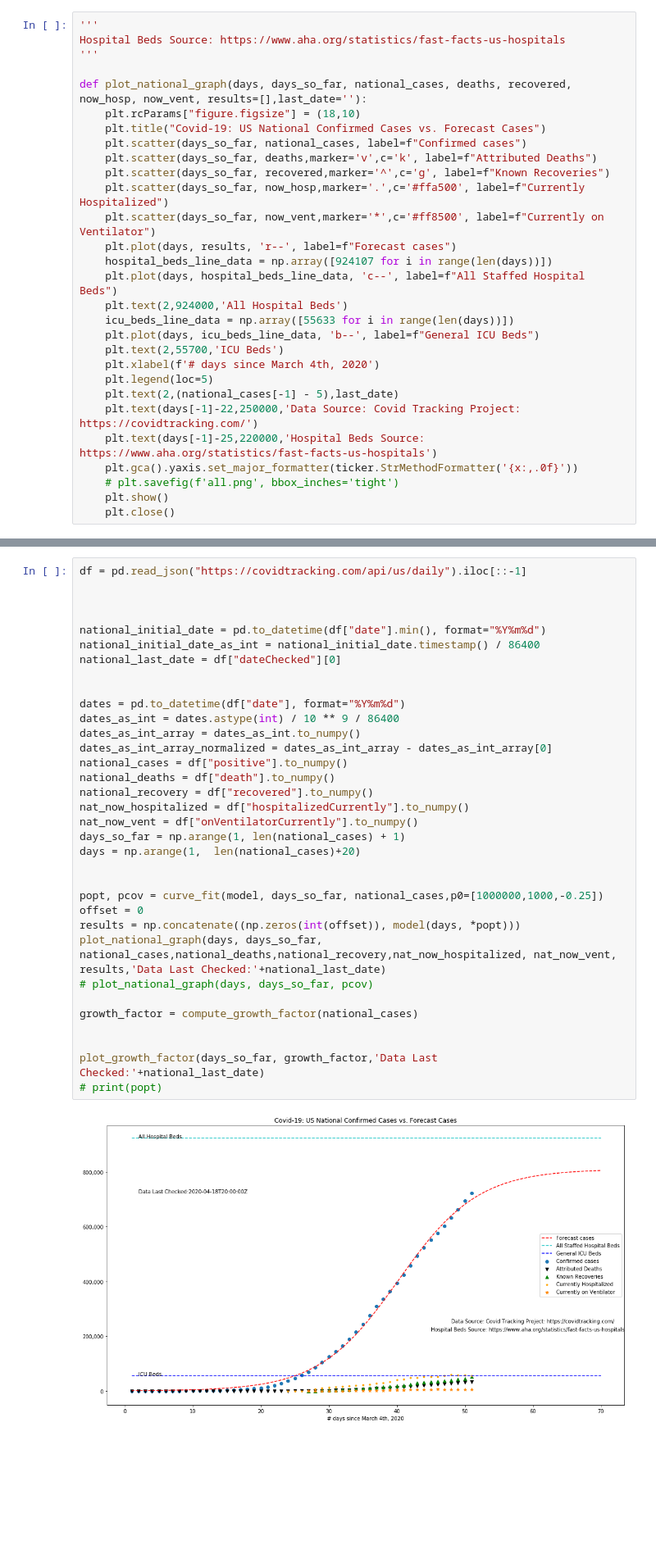
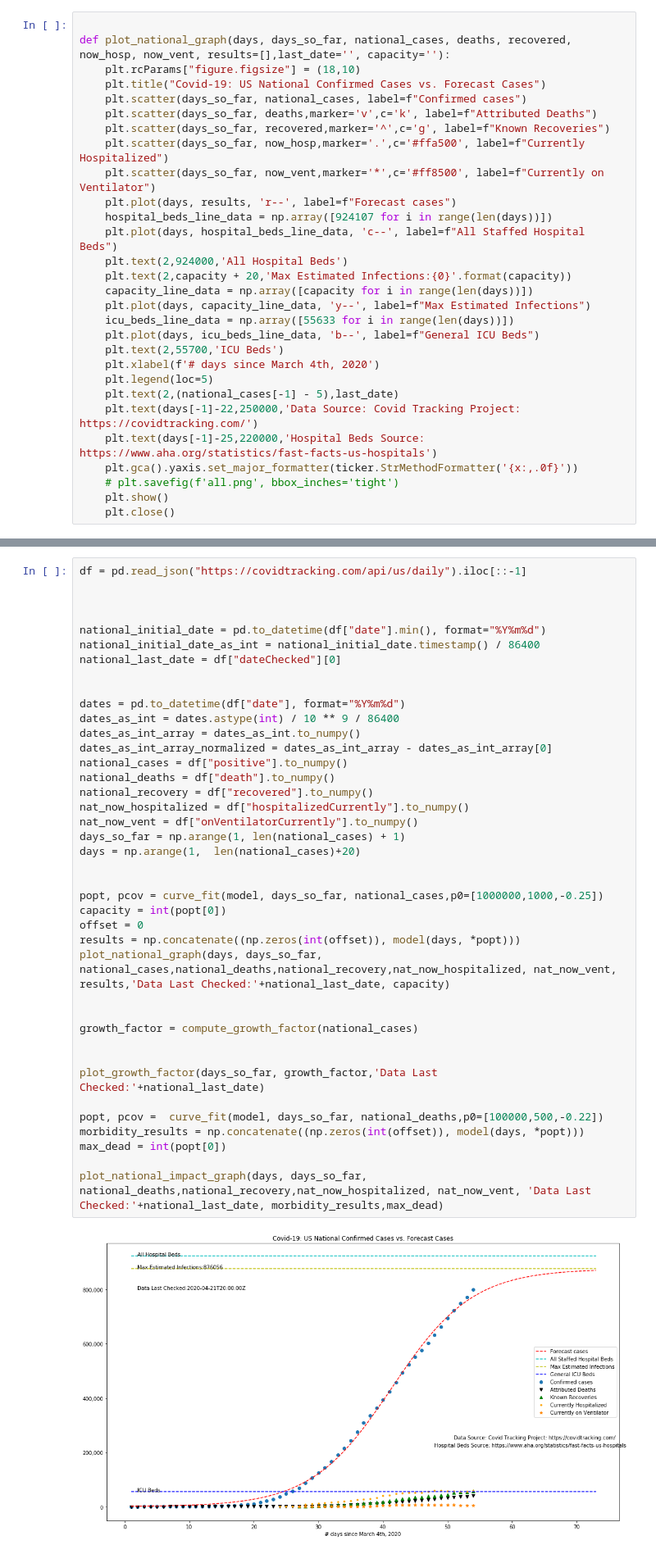
Before and after one commit to DavidEBrumbaugh/us-covid-19-jupyter-notebook, a Jupyter notebook: covid19-logistic-fit.ipynb, the cells around one changed output, grey strips where cells are left out. Shown: that part at 82% size. Cells and saved outputs as stored; diff of their text form; blank space fills up the shorter version.

Commit message:
Add files via upload
Added more graphs, updated opening text block.  Cleaned up old code.

```diff
--- a/covid19-logistic-fit.ipynb
+++ b/covid19-logistic-fit.ipynb
@@ -54,9 +80,6 @@ def model(x,capacity,p1,p2):
 # %%
-'''
-Hospital Beds Source: https://www.aha.org/statistics/fast-facts-us-hospitals
-'''
 
-def plot_national_graph(days, days_so_far, national_cases, deaths, recovered, now_hosp, now_vent, results=[],last_date=''):
+def plot_national_graph(days, days_so_far, national_cases, deaths, recovered, now_hosp, now_vent, results=[],last_date='', capacity=''):
     plt.rcParams["figure.figsize"] = (18,10)
     plt.title("Covid-19: US National Confirmed Cases vs. Forecast Cases")
     plt.scatter(days_so_far, national_cases, label=f"Confirmed cases")
@@ -68,6 +91,9 @@ def plot_national_graph(days, days_so_far, national_cases, deaths, recovered, no
     hospital_beds_line_data = np.array([924107 for i in range(len(days))])
     plt.plot(days, hospital_beds_line_data, 'c--', label=f"All Staffed Hospital Beds")
     plt.text(2,924000,'All Hospital Beds')
+    plt.text(2,capacity + 20,'Max Estimated Infections:{0}'.format(capacity))
+    capacity_line_data = np.array([capacity for i in range(len(days))])
+    plt.plot(days, capacity_line_data, 'y--', label=f"Max Estimated Infections")
     icu_beds_line_data = np.array([55633 for i in range(len(days))])
     plt.plot(days, icu_beds_line_data, 'b--', label=f"General ICU Beds")
     plt.text(2,55700,'ICU Beds')
@@ -114,34 +140,40 @@ df = pd.read_json("https://covidtracking.com/api/us/daily").iloc[::-1]
 
 
 
 national_initial_date = pd.to_datetime(df["date"].min(), format="%Y%m%d")
 national_initial_date_as_int = national_initial_date.timestamp() / 86400
 national_last_date = df["dateChecked"][0]
 
 
 dates = pd.to_datetime(df["date"], format="%Y%m%d")
 dates_as_int = dates.astype(int) / 10 ** 9 / 86400
 dates_as_int_array = dates_as_int.to_numpy()
 dates_as_int_array_normalized = dates_as_int_array - dates_as_int_array[0]
 national_cases = df["positive"].to_numpy()
 national_deaths = df["death"].to_numpy()
 national_recovery = df["recovered"].to_numpy()
 nat_now_hospitalized = df["hospitalizedCurrently"].to_numpy()
 nat_now_vent = df["onVentilatorCurrently"].to_numpy()
 days_so_far = np.arange(1, len(national_cases) + 1)
 days = np.arange(1,  len(national_cases)+20)
 
 
 popt, pcov = curve_fit(model, days_so_far, national_cases,p0=[1000000,1000,-0.25])
+capacity = int(popt[0])
 offset = 0
 results = np.concatenate((np.zeros(int(offset)), model(days, *popt)))
-plot_national_graph(days, days_so_far, national_cases,national_deaths,national_recovery,nat_now_hospitalized, nat_now_vent, results,'Data Last Checked:'+national_last_date)
-# plot_national_graph(days, days_so_far, pcov)
+plot_national_graph(days, days_so_far, national_cases,national_deaths,national_recovery,nat_now_hospitalized, nat_now_vent, results,'Data Last Checked:'+national_last_date, capacity)
+
 
 growth_factor = compute_growth_factor(national_cases)
 
 
 plot_growth_factor(days_so_far, growth_factor,'Data Last Checked:'+national_last_date)
-# print(popt)
+
+popt, pcov =  curve_fit(model, days_so_far, national_deaths,p0=[100000,500,-0.22])
+morbidity_results = np.concatenate((np.zeros(int(offset)), model(days, *popt)))
+max_dead = int(popt[0])
+
+plot_national_impact_graph(days, days_so_far, national_deaths,national_recovery,nat_now_hospitalized, nat_now_vent, 'Data Last Checked:'+national_last_date, morbidity_results,max_dead)
 # %% [output]
-[figure, old version]
+[figure, new version]
```
Also changed, not shown: parts of 4 cells of this notebook.
